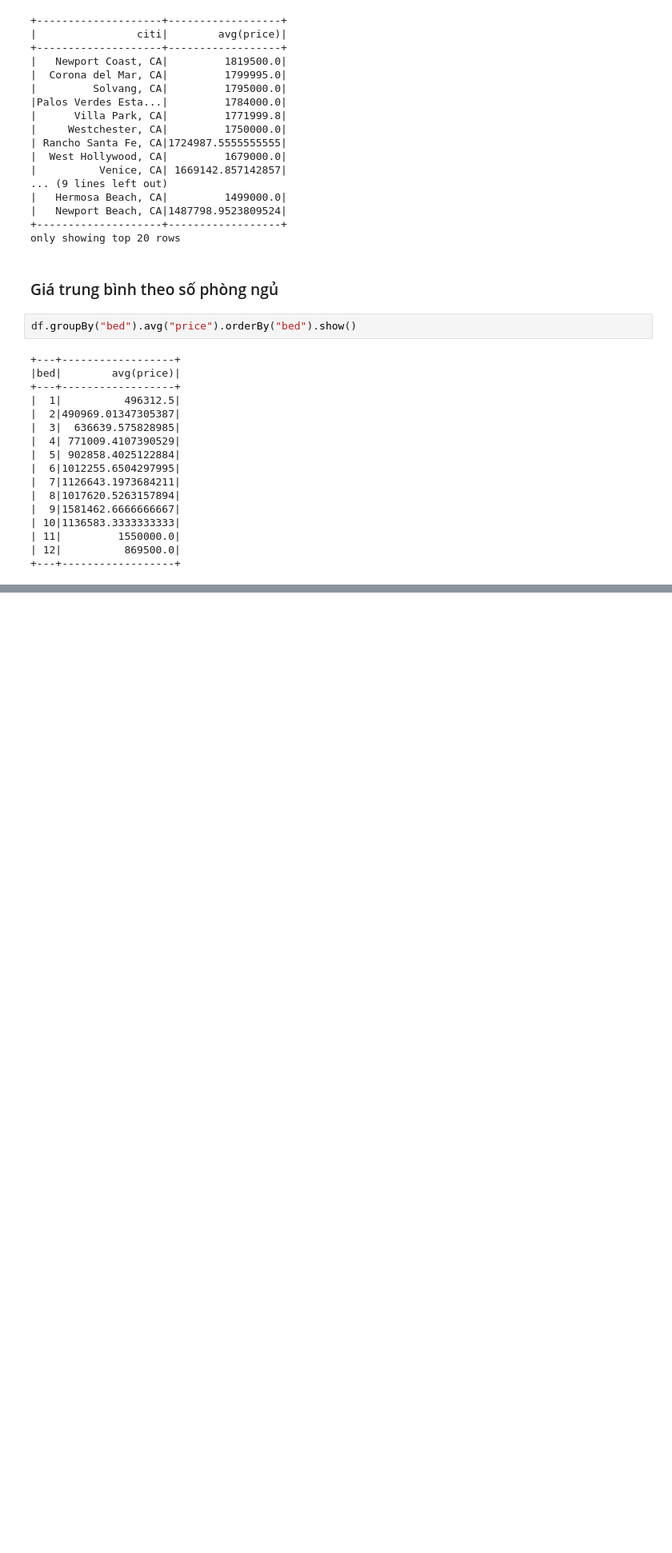
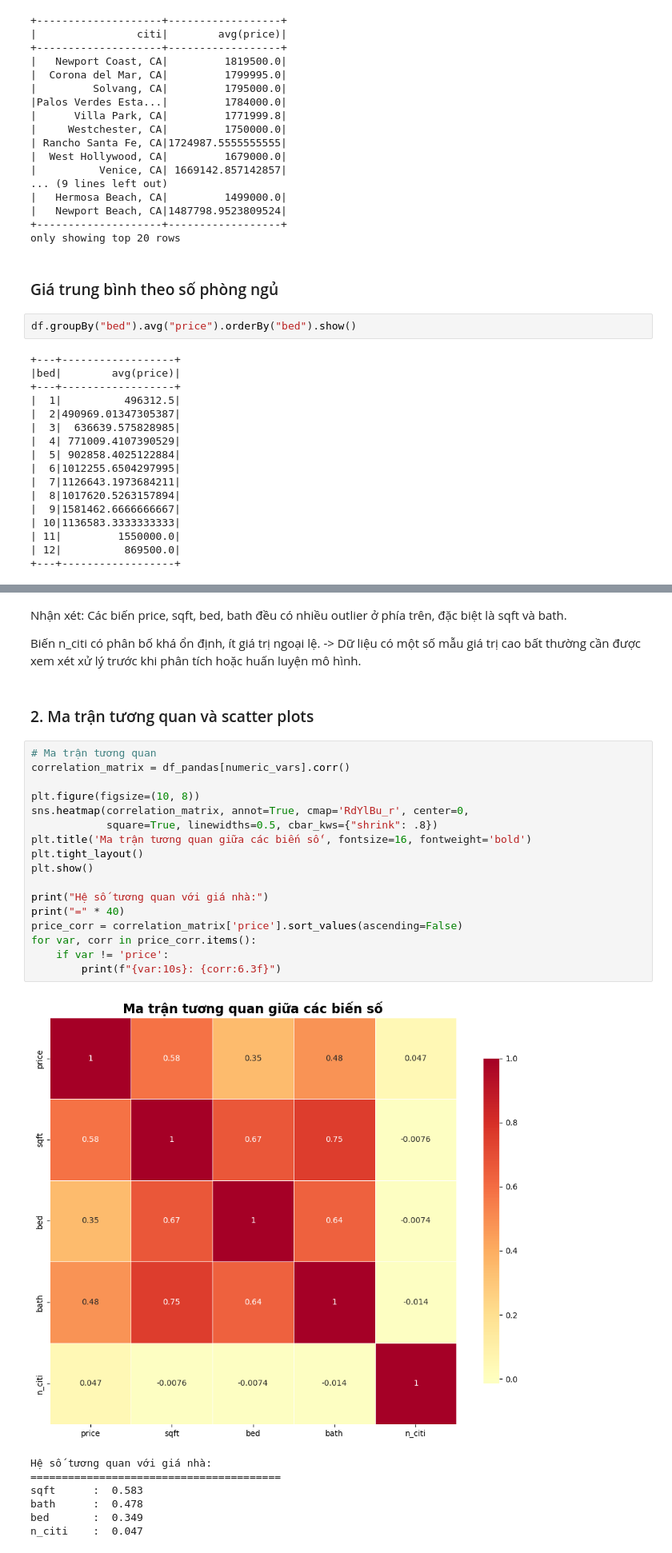
Before and after one commit to lamdoan204/Big_Data_Machine_Learning, a Jupyter notebook: Code/EDA.ipynb, the cells around one changed output, grey strips where cells are left out. Shown at 80% size. Cells and saved outputs as stored; diff of their text form; blank space fills up the shorter version.

```diff
--- a/Code/EDA.ipynb
+++ b/Code/EDA.ipynb
@@ -170,0 +243,33 @@ df.groupBy("bed").avg("price").orderBy("bed").show()
+# %% [markdown]
+Nhận xét:
+Các biến price, sqft, bed, bath đều có nhiều outlier ở phía trên, đặc biệt là sqft và bath.
+
+Biến n_citi có phân bố khá ổn định, ít giá trị ngoại lệ.
+-> Dữ liệu có một số mẫu giá trị cao bất thường cần được xem xét xử lý trước khi phân tích hoặc huấn luyện mô hình.
+# %% [markdown]
+### 2. Ma trận tương quan và scatter plots
+# %%
+# Ma trận tương quan
+correlation_matrix = df_pandas[numeric_vars].corr()
+
+plt.figure(figsize=(10, 8))
+sns.heatmap(correlation_matrix, annot=True, cmap='RdYlBu_r', center=0,
+            square=True, linewidths=0.5, cbar_kws={"shrink": .8})
+plt.title('Ma trận tương quan giữa các biến số', fontsize=16, fontweight='bold')
+plt.tight_layout()
+plt.show()
+
+print("Hệ số tương quan với giá nhà:")
+print("=" * 40)
+price_corr = correlation_matrix['price'].sort_values(ascending=False)
+for var, corr in price_corr.items():
+    if var != 'price':
+        print(f"{var:10s}: {corr:6.3f}")
+# %% [output]
+[figure, added]
+Hệ số tương quan với giá nhà:
+========================================
+sqft      :  0.583
+bath      :  0.478
+bed       :  0.349
+n_citi    :  0.047
```
Also changed, not shown: parts of 12 cells of this notebook, 1 other file.
